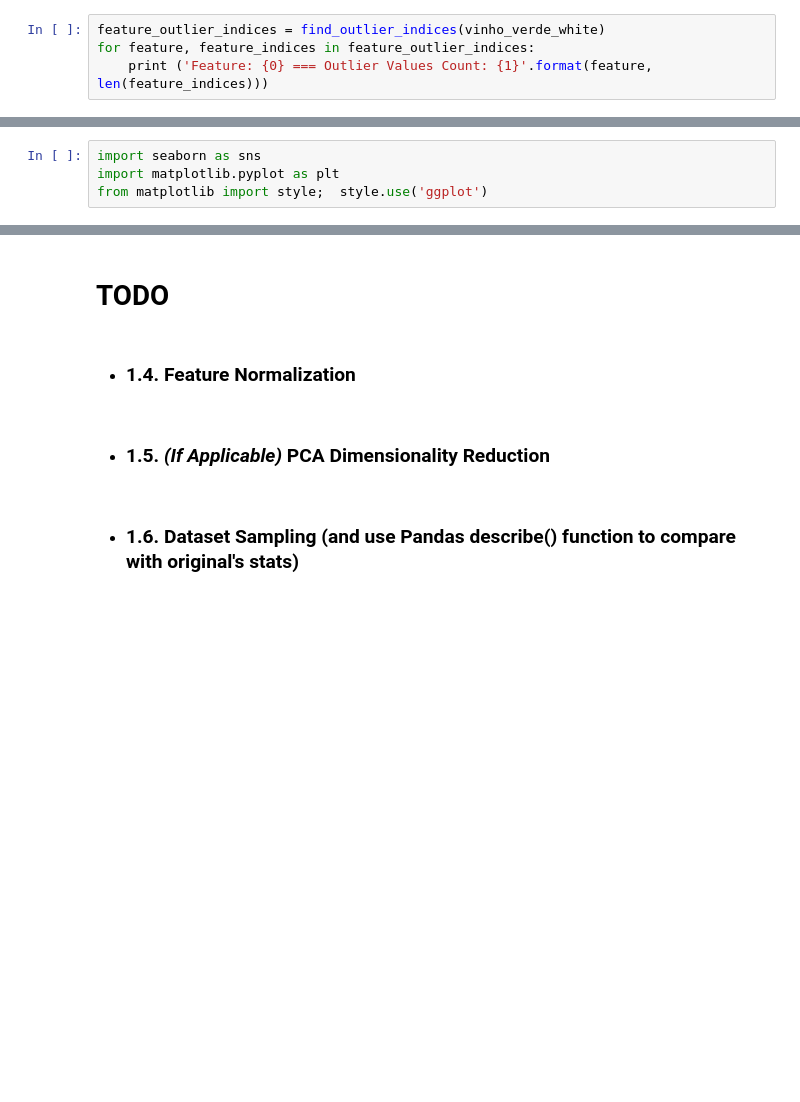
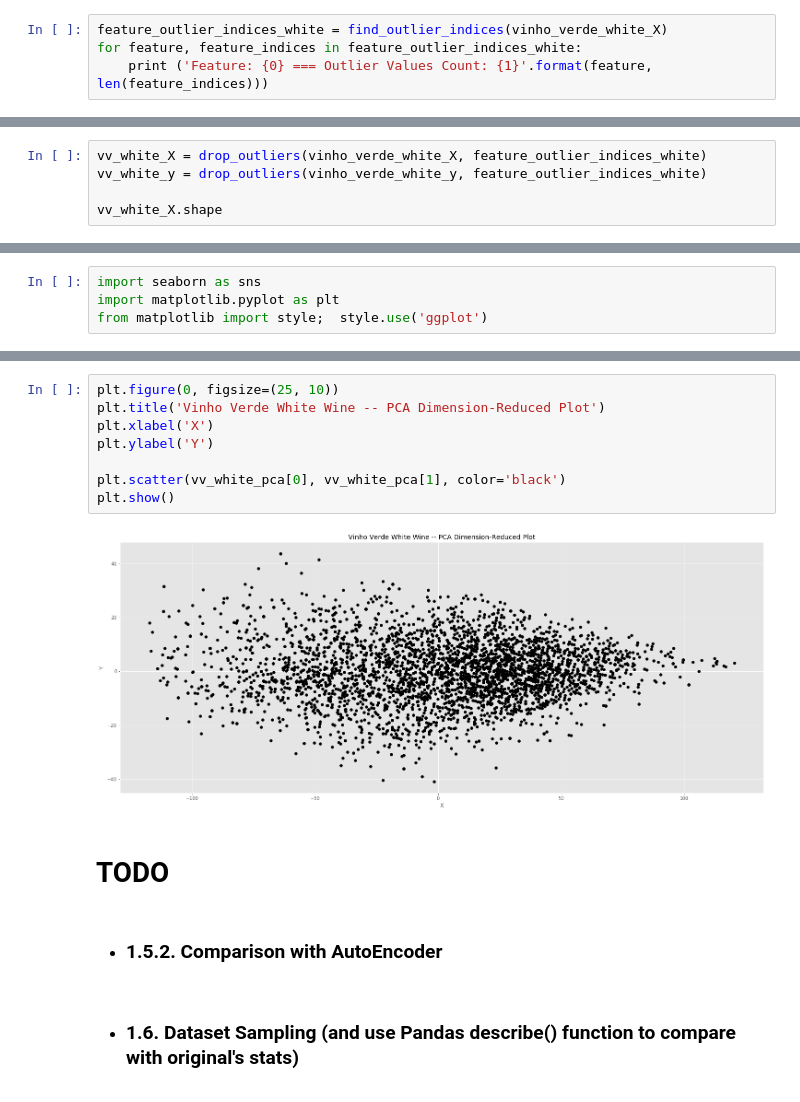
Before and after one commit to Insert-Generic-Name-Here/wine-dataset-classification, a Jupyter notebook: 1-preprocessing.ipynb, the cells around one changed output, grey strips where cells are left out. Drawn from its saved outputs; the diff is of its cells as text; blank space fills up the shorter version.

```diff
--- a/1-preprocessing.ipynb
+++ b/1-preprocessing.ipynb
@@ -176,8 +183,8 @@ Feature: quality === 0 NaN Values, 0 Misisng Values.
 # %% [markdown]
 * ### 1.2. Searching (and Removing) Outliers
 # %%
-feature_outlier_indices = find_outlier_indices(vinho_verde_white)
-for feature, feature_indices in feature_outlier_indices:
+feature_outlier_indices_white = find_outlier_indices(vinho_verde_white_X)
+for feature, feature_indices in feature_outlier_indices_white:
     print ('Feature: {0} === Outlier Values Count: {1}'.format(feature, len(feature_indices)))
 # %% [output]
 Feature: fixed_acidity === Outlier Values Count: 119
@@ -233,0 +229,5 @@ vinho_verde_red_prep.shape
+# %%
+vv_white_X = drop_outliers(vinho_verde_white_X, feature_outlier_indices_white)
+vv_white_y = drop_outliers(vinho_verde_white_y, feature_outlier_indices_white)
+
+vv_white_X.shape
@@ -317,9 +383,17 @@ from matplotlib import style;  style.use('ggplot')
+# %%
+plt.figure(0, figsize=(25, 10))
+plt.title('Vinho Verde White Wine -- PCA Dimension-Reduced Plot')
+plt.xlabel('X')
+plt.ylabel('Y')
+
+plt.scatter(vv_white_pca[0], vv_white_pca[1], color='black')
+plt.show()
+# %% [output]
+[figure, added]
 # %% [markdown]
 # TODO
-# %% [markdown]
-* ### 1.4. Feature Normalization
-# %% [markdown]
-* ### 1.5. *(If Applicable)* PCA Dimensionality Reduction
+# %% [markdown]
+* ### 1.5.2. Comparison with AutoEncoder
 # %% [markdown]
 * ### 1.6. Dataset Sampling (and use Pandas describe() function to compare with original's stats)
 # %% [markdown]
```
Also changed, not shown: parts of 32 cells of this notebook.
